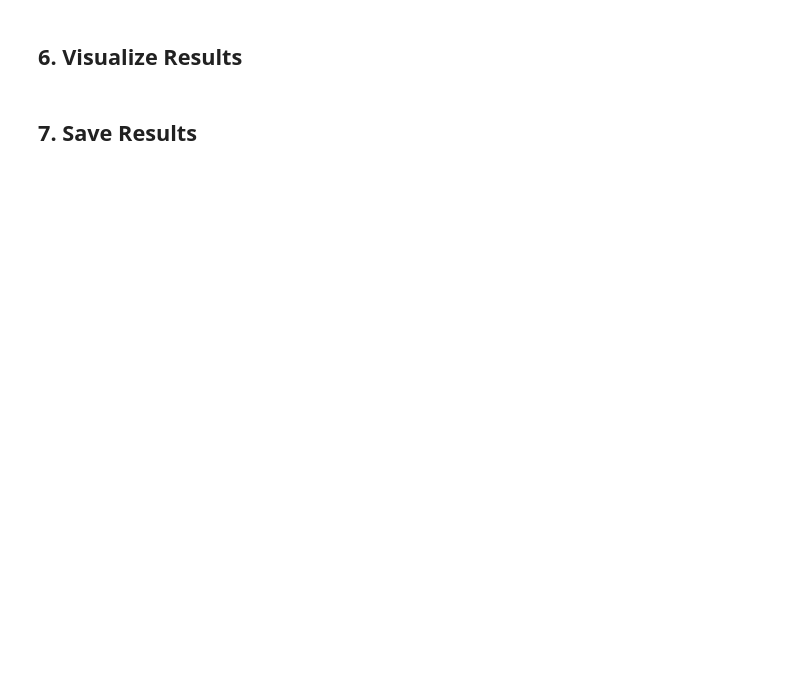
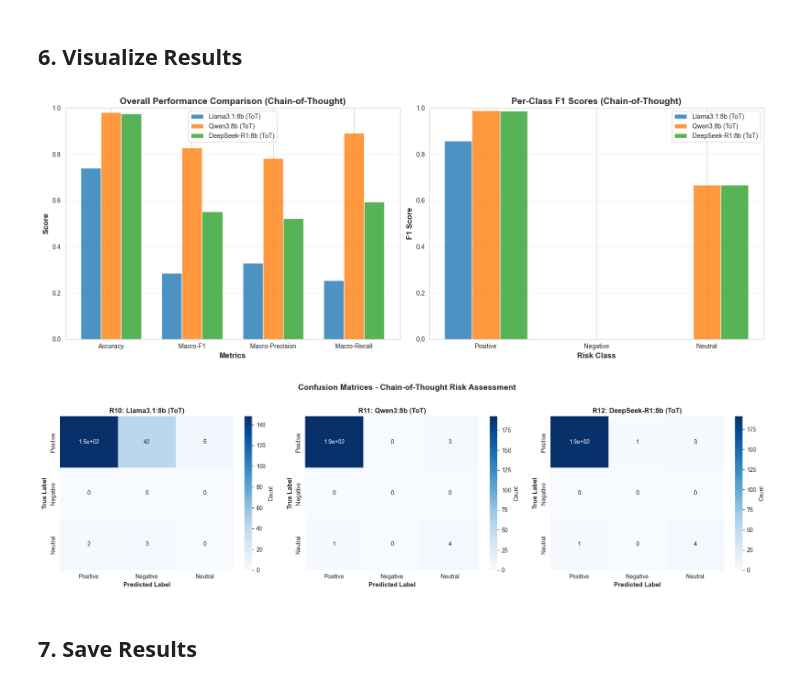
Before and after one commit to isidharthrai/Prompt_Engineering_for_Financial_Texts, a Jupyter notebook: Task2_Risk_Assessment/Tree_of_Thought/R10_R11_R12_tot_risk.ipynb, the cells around one changed output. Saved outputs shown, nothing was run; the diff lists cells and outputs as text; code cells hidden in the pictures; blank space fills up the shorter version.

Commit message:
Risk Assesment - Tree of Thoughts Complete

```diff
--- a/Task2_Risk_Assessment/Tree_of_Thought/R10_R11_R12_tot_risk.ipynb
+++ b/Task2_Risk_Assessment/Tree_of_Thought/R10_R11_R12_tot_risk.ipynb
@@ -255,0 +287,3 @@ display(r10_df.head())
+# %%
+# Execution of R10
+r10_df = run_tot_experiment(test_df, "llama3.1:8b", "R10")
@@ -255,0 +314,5 @@ display(r10_df.head())
+# %%
+#update r10, df value where predicted risk is positive/negative/neutral to match neutral
+r10_df['predicted_risk'] = r10_df['predicted_risk'].apply(lambda x: 'neutral' if x in ['positive/negative/neutral'] else x)
+print("\nPredicted Risk Counts:")
+print(r10_df['predicted_risk'].value_counts())
@@ -255,0 +326,3 @@ display(r10_df.head())
+# %%
+#Execution of R11
+r11_df = run_tot_experiment(test_df, "qwen3:8b", "R11")
@@ -255,0 +351,3 @@ display(r10_df.head())
+# %%
+# Execution of R12
+r12_df = run_tot_experiment(test_df, "deepseek-r1:8b", "R12")
@@ -409,55 +505,89 @@ width = 0.25
 
 for i, (metrics, label) in enumerate(
     [
-        (r10_metrics, "Gemini 2.0 Flash"),
-        (r11_metrics, "Gemini 1.5 Flash"),
-        (r12_metrics, "Llama-3.3-70B"),
+        (r10_metrics, "Llama3.1:8b (ToT)"),
+        (r11_metrics, "Qwen3:8b (ToT)"),
+        (r12_metrics, "DeepSeek-R1:8b (ToT)"),
     ]
 ):
-    values = [metrics[m] for m in metrics_to_plot]
+    values = [np.nan_to_num(metrics.get(m, 0.0)) for m in metrics_to_plot]
     axes[0].bar(x + i * width, values, width, label=label, alpha=0.8)
 
 axes[0].set_xlabel("Metrics", fontsize=12, weight="bold")
 axes[0].set_ylabel("Score", fontsize=12, weight="bold")
 axes[0].set_title(
-    "Overall Performance Comparison (ToT Risk Assessment)",
-    fontsize=14,
-    weight="bold",
+    "Overall Performance Comparison (Chain-of-Thought)", fontsize=14, weight="bold"
 )
 axes[0].set_xticks(x + width)
 axes[0].set_xticklabels(metrics_to_plot)
 axes[0].legend()
 axes[0].set_ylim([0, 1])
 axes[0].grid(axis="y", alpha=0.3)
 
 # Per-class F1 scores
 classes = ["Positive", "Negative", "Neutral"]
 x2 = np.arange(len(classes))
 
 for i, (metrics, label) in enumerate(
     [
-        (r10_metrics, "Gemini 2.0 Flash"),
-        (r11_metrics, "Gemini 1.5 Flash"),
-        (r12_metrics, "Llama-3.3-70B"),
+        (r10_metrics, "Llama3.1:8b (ToT)"),
+        (r11_metrics, "Qwen3:8b (ToT)"),
+        (r12_metrics, "DeepSeek-R1:8b (ToT)"),
     ]
 ):
     values = [metrics[f"{c}_F1"] for c in classes]
     axes[1].bar(x2 + i * width, values, width, label=label, alpha=0.8)
 
-axes[1].set_xlabel("Sentiment Class", fontsize=12, weight="bold")
+axes[1].set_xlabel("Risk Class", fontsize=12, weight="bold")
 axes[1].set_ylabel("F1 Score", fontsize=12, weight="bold")
-axes[1].set_title("Per-Class F1 Scores (ToT)", fontsize=14, weight="bold")
+axes[1].set_title("Per-Class F1 Scores (Chain-of-Thought)", fontsize=14, weight="bold")
 axes[1].set_xticks(x2 + width)
 axes[1].set_xticklabels(classes)
 axes[1].legend()
 axes[1].set_ylim([0, 1])
 axes[1].grid(axis="y", alpha=0.3)
 
 plt.tight_layout()
-plt.savefig("tot_risk_performance_comparison.png", dpi=300, bbox_inches="tight")
+plt.savefig("tot_performance_comparison.png", dpi=300, bbox_inches="tight")
 plt.show()
 
-print("✓ Performance comparison chart saved")
+# Confusion matrices
+fig, axes = plt.subplots(1, 3, figsize=(18, 5))
+labels = ["Positive", "Negative", "Neutral"]
+
+for idx, (cm, title) in enumerate(
+    [
+        (r10_cm, "R10: Llama3.1:8b (ToT)"),
+        (r11_cm, "R11: Qwen3:8b (ToT)"),
+        (r12_cm, "R12: DeepSeek-R1:8b (ToT)"),
+    ]
+):
+    sns.heatmap(
+        cm,
+        annot=True,
+
+        cmap="Blues",
+        xticklabels=labels,
+        yticklabels=labels,
+        ax=axes[idx],
+        cbar_kws={"label": "Count"},
+    )
+    axes[idx].set_title(title, fontsize=12, weight="bold")
+    axes[idx].set_ylabel("True Label", fontsize=11, weight="bold")
+    axes[idx].set_xlabel("Predicted Label", fontsize=11, weight="bold")
+
+plt.suptitle(
+    "Confusion Matrices - Chain-of-Thought Risk Assessment",
+    fontsize=14,
+    weight="bold",
+    y=1.02,
+)
+plt.tight_layout()
+plt.savefig("tot_confusion_matrices.png", dpi=300, bbox_inches="tight")
+plt.show()
+# %% [output]
+[figure, added]
+[figure, added]
 # %% [markdown]
 ## 7. Save Results
 # %%
```
Also changed, not shown: parts of 25 cells of this notebook, 9 other files.
